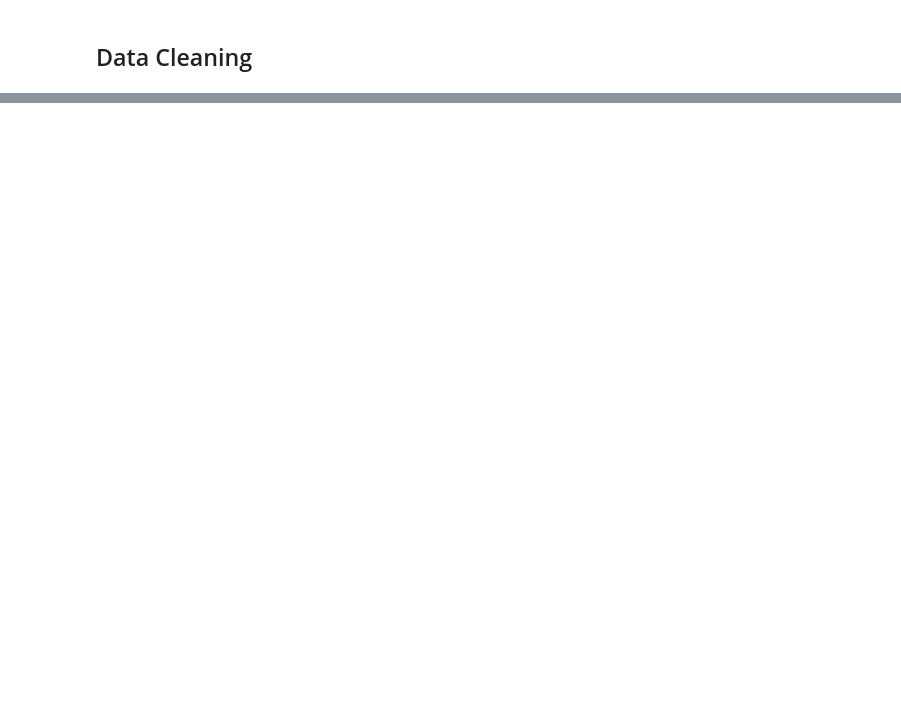
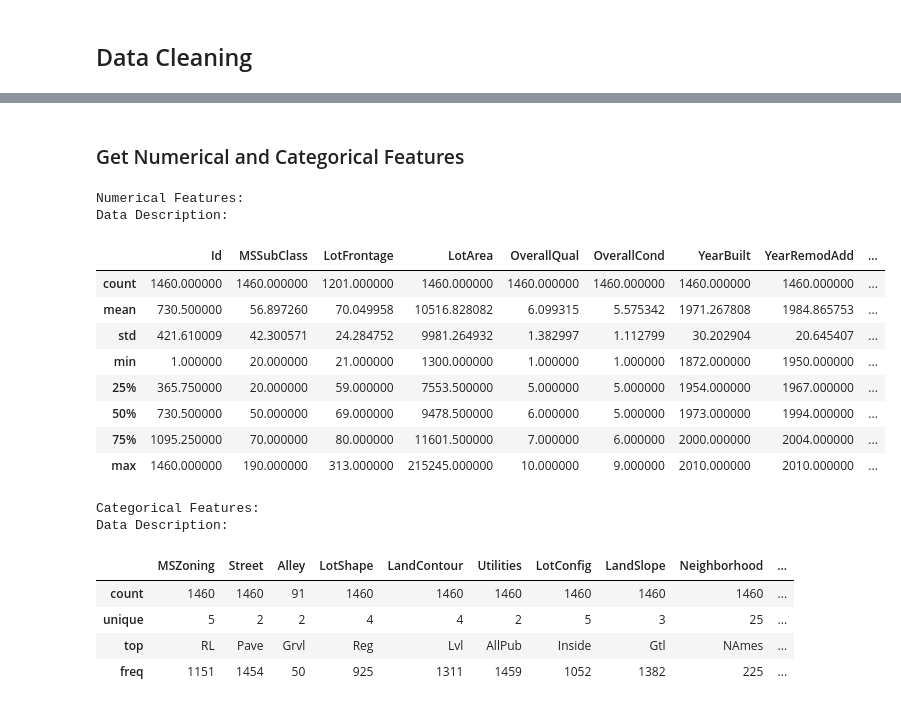
Before and after one commit to samuelablorh/house-price-prediction, a Jupyter notebook: notebooks/house_price_prediction.ipynb, the cells around one changed output, grey strips where cells are left out. Cells and saved outputs as stored; diff of their text form; code cells hidden in the pictures; blank space fills up the shorter version.

Commit message:
feat: add data cleaning

```diff
--- a/notebooks/house_price_prediction.ipynb
+++ b/notebooks/house_price_prediction.ipynb
@@ -277,0 +414,45 @@ data_profiling_report(df_raw, sample_size=0.2)
+# %% [markdown]
+### Get Numerical and Categorical Features
+# %%
+def get_feature_types(df, exclude=None):
+    """
+    Return numerical and categorical columns.
+    """
+    if not isinstance(df, pd.DataFrame):
+        raise TypeError("df must be a pandas DataFrame.")
+
+    exclude = exclude or []
+
+    numerical = df.select_dtypes(include="number").columns.difference(exclude).tolist()
+    categorical = df.select_dtypes(
+        include=["object", "category", "bool"]
+    ).columns.difference(exclude).tolist()
+
+    return numerical, categorical
+
+numerical_features, categorical_features = get_feature_types(df_raw)
+
+print("Numerical Features:")
+describe(df_raw[numerical_features], include="all")
+
+print("\nCategorical Features:")
+describe(df_raw[categorical_features], include="all")
+# %% [output]
+Numerical Features:
+Data Description:
+|  | Id | MSSubClass | LotFrontage | LotArea | OverallQual | OverallCond | YearBuilt | YearRemodAdd | ... |
+| count | 1460.000000 | 1460.000000 | 1201.000000 | 1460.000000 | 1460.000000 | 1460.000000 | 1460.000000 | 1460.000000 | ... |
+| mean | 730.500000 | 56.897260 | 70.049958 | 10516.828082 | 6.099315 | 5.575342 | 1971.267808 | 1984.865753 | ... |
+| std | 421.610009 | 42.300571 | 24.284752 | 9981.264932 | 1.382997 | 1.112799 | 30.202904 | 20.645407 | ... |
+| min | 1.000000 | 20.000000 | 21.000000 | 1300.000000 | 1.000000 | 1.000000 | 1872.000000 | 1950.000000 | ... |
+| 25% | 365.750000 | 20.000000 | 59.000000 | 7553.500000 | 5.000000 | 5.000000 | 1954.000000 | 1967.000000 | ... |
+| 50% | 730.500000 | 50.000000 | 69.000000 | 9478.500000 | 6.000000 | 5.000000 | 1973.000000 | 1994.000000 | ... |
+| 75% | 1095.250000 | 70.000000 | 80.000000 | 11601.500000 | 7.000000 | 6.000000 | 2000.000000 | 2004.000000 | ... |
+| max | 1460.000000 | 190.000000 | 313.000000 | 215245.000000 | 10.000000 | 9.000000 | 2010.000000 | 2010.000000 | ... |
+Categorical Features:
+Data Description:
+|  | MSZoning | Street | Alley | LotShape | LandContour | Utilities | LotConfig | LandSlope | Neighborhood | ... |
+| count | 1460 | 1460 | 91 | 1460 | 1460 | 1460 | 1460 | 1460 | 1460 | ... |
+| unique | 5 | 2 | 2 | 4 | 4 | 2 | 5 | 3 | 25 | ... |
+| top | RL | Pave | Grvl | Reg | Lvl | AllPub | Inside | Gtl | NAmes | ... |
+| freq | 1151 | 1454 | 50 | 925 | 1311 | 1459 | 1052 | 1382 | 225 | ... |
```
Also changed, not shown: parts of 32 cells of this notebook.
